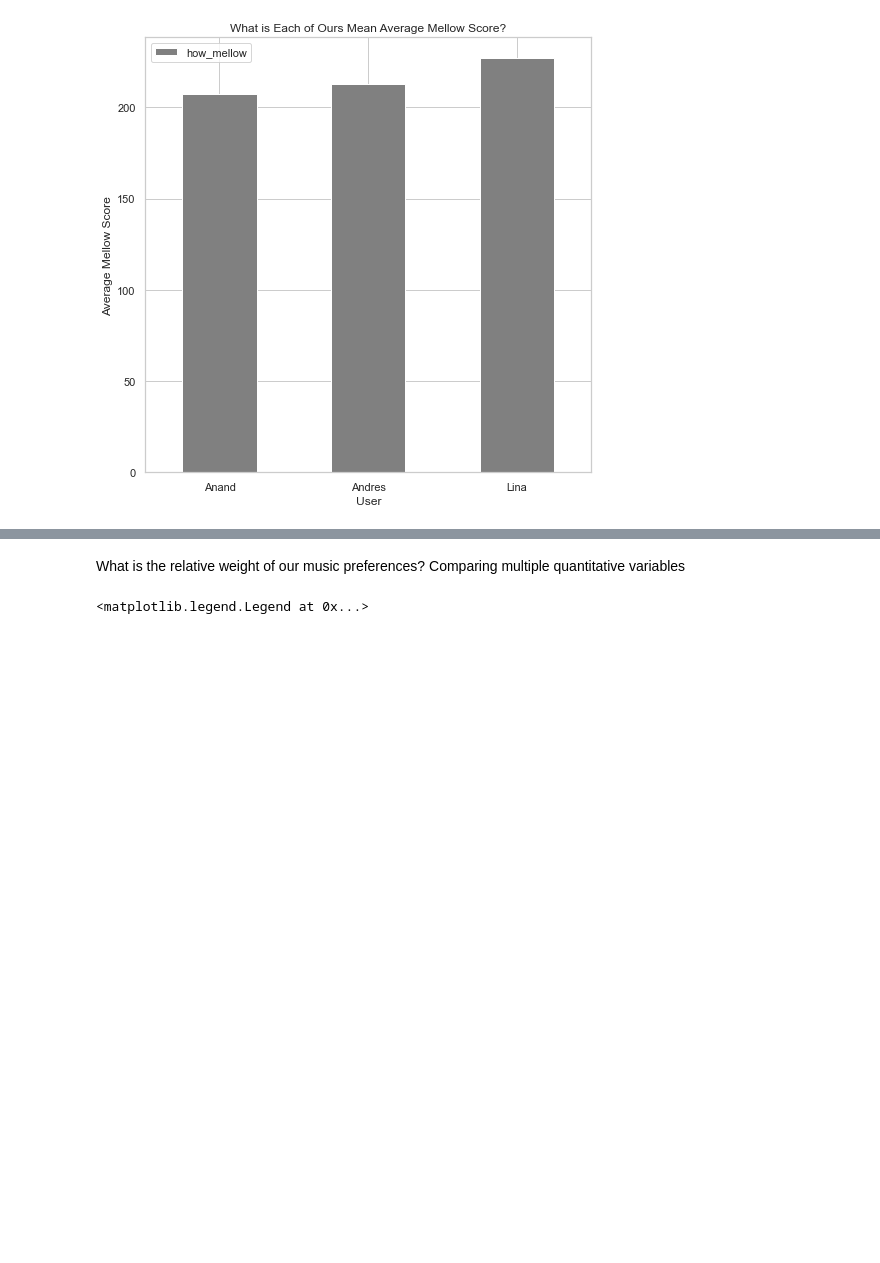
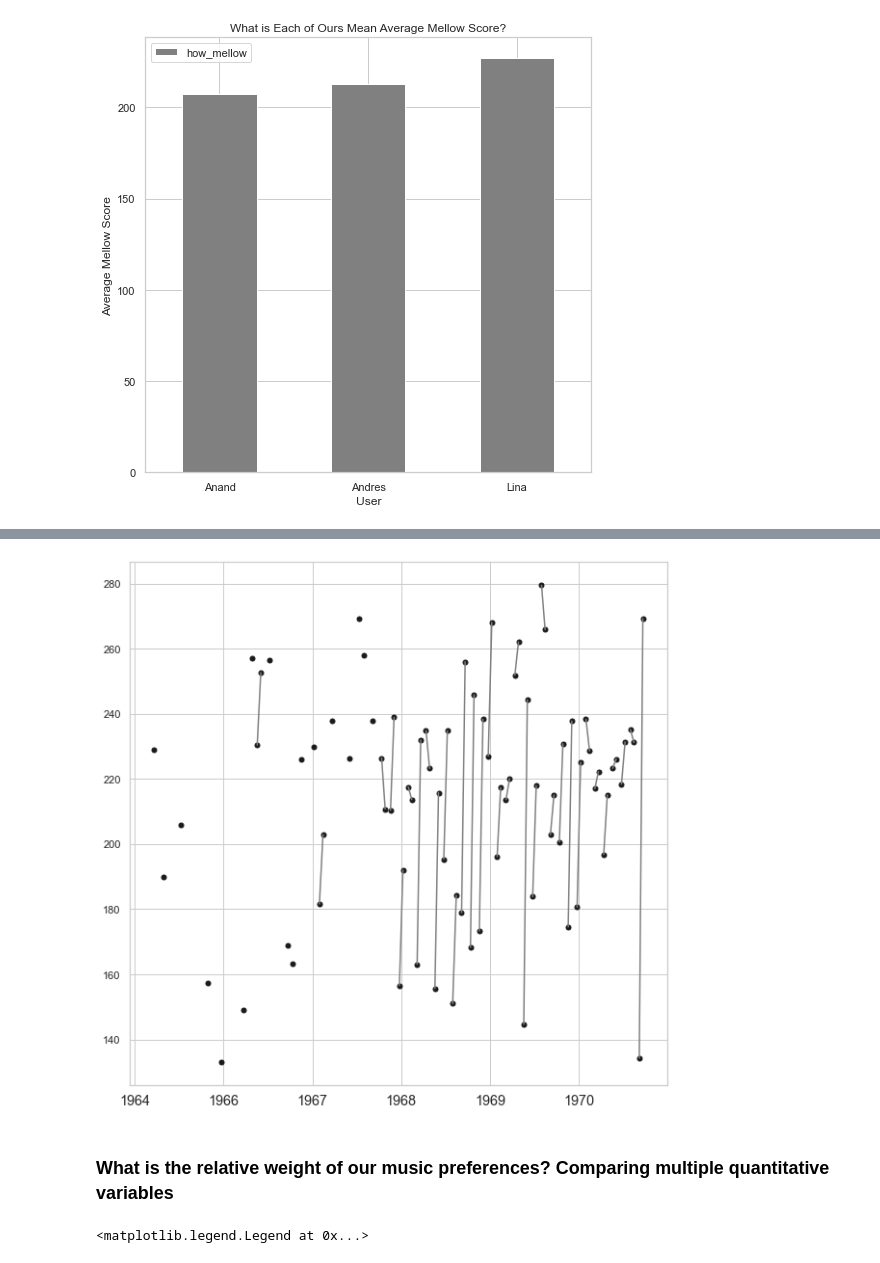
Before and after one commit to Anand-Patel-95/Pitchfork-Music-Recommender-Spotify, a Jupyter notebook: plots/Project2_EDA.ipynb, the cells around one changed output, grey strips where cells are left out. Saved outputs shown, nothing was run; the diff lists cells and outputs as text; code cells hidden in the pictures; blank space fills up the shorter version.

```diff
--- a/plots/Project2_EDA.ipynb
+++ b/plots/Project2_EDA.ipynb
@@ -264,5 +292,42 @@ mellow_corr.set_ylabel('Avg. how_mellow Score');
+# %%
+# slope graph. but probably won't include in report because it's a bit hard to read
+fig, ax = plt.subplots(figsize=(10, 10))
+
+# Set up list to track sites
+year_list = []
+i = 1.0
+for year, subdf in how_mellow_df.groupby('album_release_year'):
+    year_list.append(year)
+
+    # Get the values for healthy and disease patients
+    h = subdf.query('username == "Anand"')['how_mellow'].values
+    d = subdf.query('username == "Lina"')['how_mellow'].values
+
+    # Set up the x-axis values
+    x1 = i - 0.2
+    x2 = i + 0.2
+
+    # Plot the lines connecting the dots
+    for hi, di in zip(h, d):
+        ax.plot([x1, x2], [hi, di], c='gray')
+
+    # Plot the points
+    ax.scatter(len(h)*[x1-0.01], h, c='k',
+               s=25, label='Anand')
+    ax.scatter(len(d)*[x2+0.01], d, c='k',
+               s=25, label='Lina')
+
+
+    # Update x-axis
+    i += 1
+
+# Fix the axes and labels
+# ax.set_xticks()
+_ = ax.set_xticklabels(year_list, fontsize='x-large')
+# %% [output]
+[figure, added]
 # %% [markdown]
-What is the relative weight of our music preferences? Comparing multiple quantitative variables
+### What is the relative weight of our music preferences? Comparing multiple quantitative variables
 # %%
 # set up the data frame to only include quantitative features
 features_df = df
```
Also changed, not shown: parts of 12 cells of this notebook.
